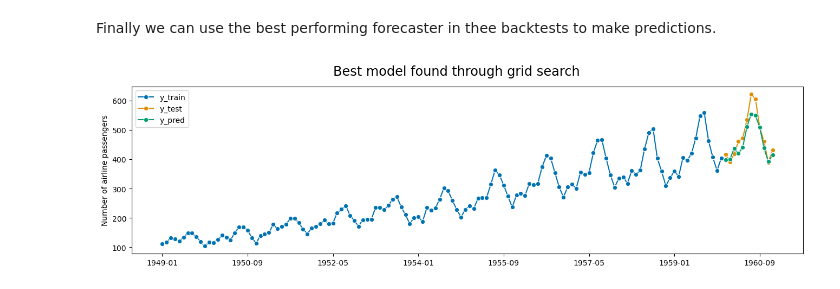
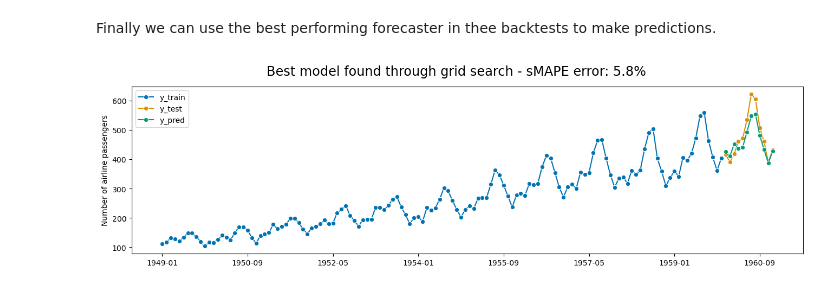
Before and after one commit to sktime/sktime-tutorial-ODSC-Europe-2023, a Jupyter notebook: notebooks/04_advanced.ipynb, the cells around one changed output. Cells and saved outputs as stored; diff of their text form; code cells hidden in the pictures.

Commit message:
Use sMAPE on automl for consistency

```diff
--- a/notebooks/04_advanced.ipynb
+++ b/notebooks/04_advanced.ipynb
@@ -622,7 +622,9 @@ plot_windows(cv, y_train)
 [figure]
 # %%
 from sktime.forecasting.model_selection import ForecastingGridSearchCV
-from sktime.performance_metrics.forecasting import MeanSquaredError
+from sktime.performance_metrics.forecasting import MeanAbsolutePercentageError
+
+smape = MeanAbsolutePercentageError(symmetric=True)
 
 gscv = ForecastingGridSearchCV(
     forecaster=forecasting_pipeline,
@@ -630,7 +632,7 @@ gscv = ForecastingGridSearchCV(
     cv=cv,
     n_jobs=-1,
     verbose=1,
-    scoring=MeanSquaredError(square_root=True),
+    scoring=smape,
     error_score="raise",
 )
 
@@ -692,7 +693,7 @@ gscv.cv_results_.sort_values(by="rank_test_MeanSquaredError")
 Finally we can use the best performing forecaster in thee backtests to make predictions.
 # %%
 y_pred = gscv.predict(fh=fh)
-title = f"Best model found through grid search"
+title = f"Best model found through grid search - sMAPE error: {smape(y_test, y_pred):.1%}"
 fig, ax = plot_series(y_train, y_test, y_pred, labels=["y_train", "y_test", "y_pred"], title=title)
 # %% [output]
-[figure, old version]
+[figure, new version]
```
Also changed, not shown: parts of 3 cells of this notebook.
